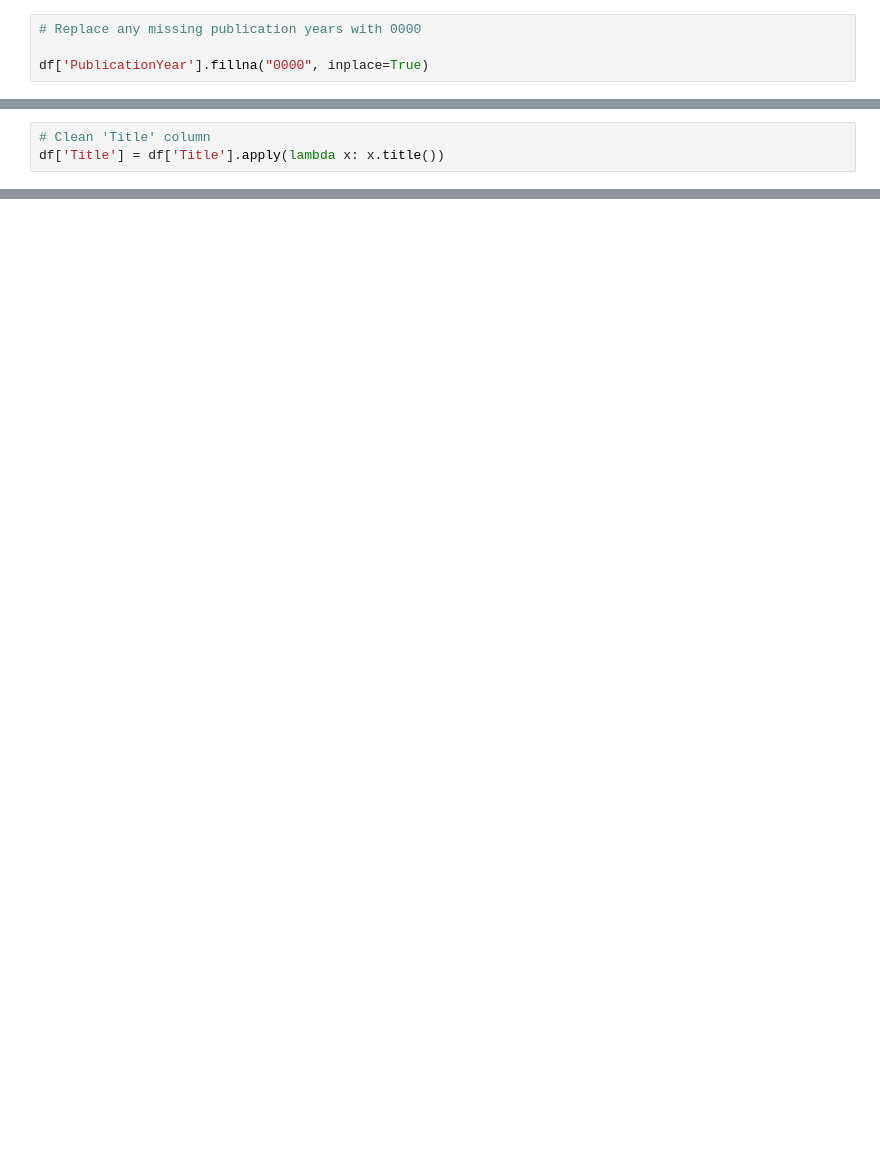
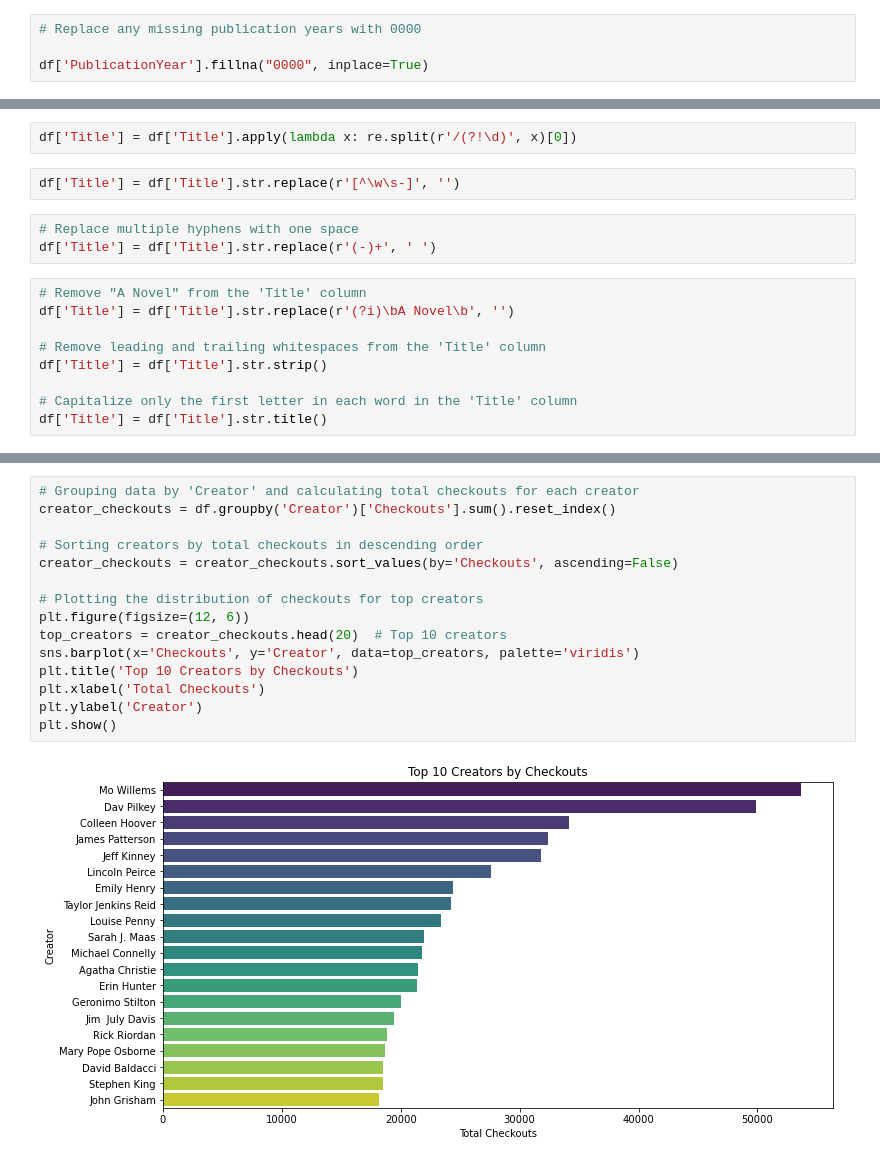
Before and after one commit to sarahprusaitis/Library_Inventory_Management, a Jupyter notebook: LibraryAnalysis.ipynb, the cells around one changed output, grey strips where cells are left out. Cells and saved outputs as stored; diff of their text form; blank space fills up the shorter version.

Commit message:
finished data cleaning and eda

```diff
--- a/LibraryAnalysis.ipynb
+++ b/LibraryAnalysis.ipynb
@@ -259,4 +261,17 @@ Name: Creator, dtype: int64
 # %%
-# Clean 'Title' column
-df['Title'] = df['Title'].apply(lambda x: x.title())
+df['Title'] = df['Title'].apply(lambda x: re.split(r'/(?!\d)', x)[0])
+# %%
+df['Title'] = df['Title'].str.replace(r'[^\w\s-]', '')
+# %%
+# Replace multiple hyphens with one space
+df['Title'] = df['Title'].str.replace(r'(-)+', ' ')
+# %%
+# Remove "A Novel" from the 'Title' column
+df['Title'] = df['Title'].str.replace(r'(?i)\bA Novel\b', '')
+
+# Remove leading and trailing whitespaces from the 'Title' column
+df['Title'] = df['Title'].str.strip()
+
+# Capitalize only the first letter in each word in the 'Title' column
+df['Title'] = df['Title'].str.title()
 # %%
@@ -291,0 +305,17 @@ plt.show()
+# %%
+# Grouping data by 'Creator' and calculating total checkouts for each creator
+creator_checkouts = df.groupby('Creator')['Checkouts'].sum().reset_index()
+
+# Sorting creators by total checkouts in descending order
+creator_checkouts = creator_checkouts.sort_values(by='Checkouts', ascending=False)
+
+# Plotting the distribution of checkouts for top creators
+plt.figure(figsize=(12, 6))
+top_creators = creator_checkouts.head(20)  # Top 10 creators
+sns.barplot(x='Checkouts', y='Creator', data=top_creators, palette='viridis')
+plt.title('Top 10 Creators by Checkouts')
+plt.xlabel('Total Checkouts')
+plt.ylabel('Creator')
+plt.show()
+# %% [output]
+[figure, added]
```
Also changed, not shown: parts of 27 cells of this notebook.
